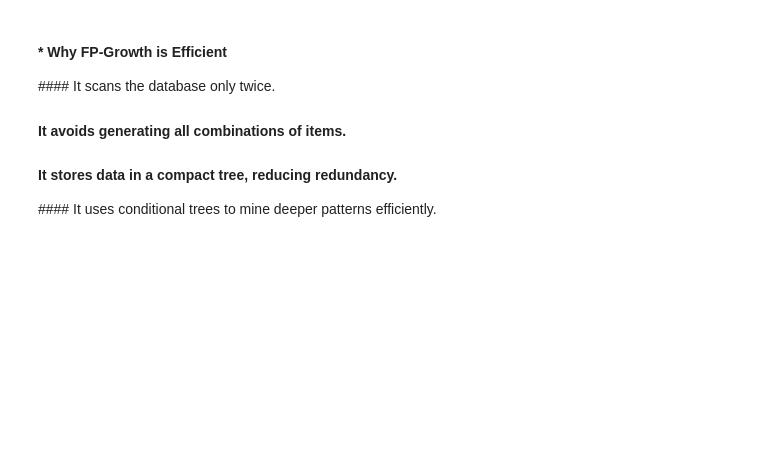
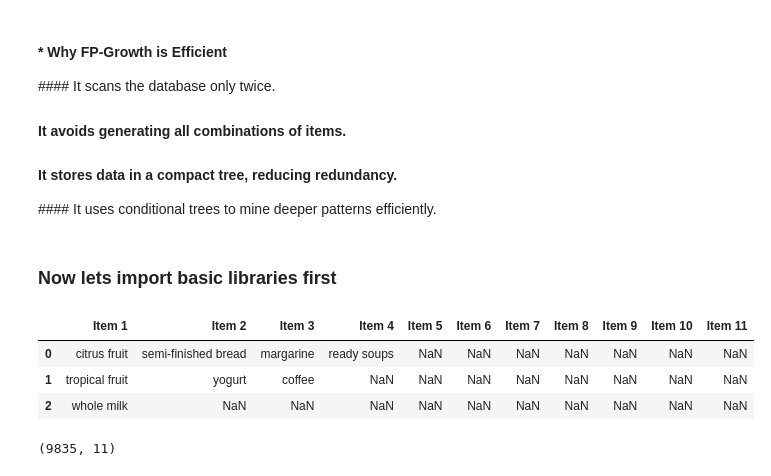
Before and after one commit to BhavyaKansal20/MachineLearning, a Jupyter notebook: Unsupervised ML/Association/FP_Growth_Algorithm.ipynb, the cells around one changed output. Cells and saved outputs as stored; diff of their text form; code cells hidden in the pictures; blank space fills up the shorter version.

```diff
--- a/Unsupervised ML/Association/FP_Growth_Algorithm.ipynb
+++ b/Unsupervised ML/Association/FP_Growth_Algorithm.ipynb
@@ -13,3 +13,5 @@
 #### It avoids generating all combinations of items.
 #### It stores data in a compact tree, reducing redundancy.
 #### It uses conditional trees to mine deeper patterns efficiently.
+# %% [markdown]
+### Now lets import basic libraries first
@@ -15,0 +22,12 @@
+# %%
+dataset = pd.read_csv("/Users/bhavyakansal/Datasets/groceries - groceries.csv")
+dataset.head(3)
+# %% [output]
+|  | Item 1 | Item 2 | Item 3 | Item 4 | Item 5 | Item 6 | Item 7 | Item 8 | Item 9 | Item 10 | Item 11 |
+| 0 | citrus fruit | semi-finished bread | margarine | ready soups | NaN | NaN | NaN | NaN | NaN | NaN | NaN |
+| 1 | tropical fruit | yogurt | coffee | NaN | NaN | NaN | NaN | NaN | NaN | NaN | NaN |
+| 2 | whole milk | NaN | NaN | NaN | NaN | NaN | NaN | NaN | NaN | NaN | NaN |
+# %%
+dataset.shape
+# %% [output]
+(9835, 11)
```
Also changed, not shown: parts of 18 cells of this notebook, 1 other file.
